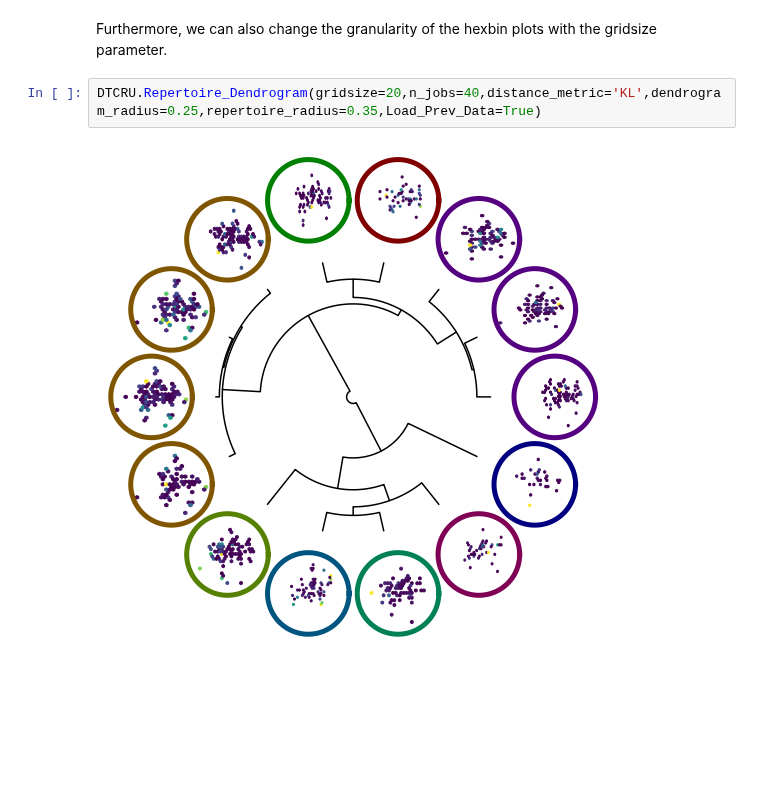
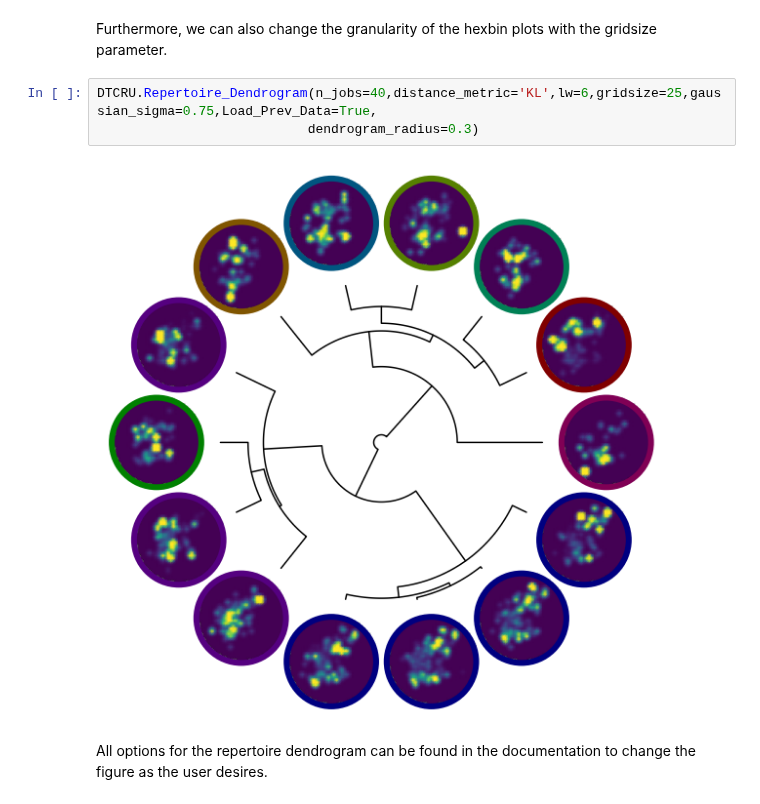
Before and after one commit to sidhomj/DeepTCR, a Jupyter notebook: tutorials/unsupervised/5 - Visualization of Results.ipynb, the cells around one changed output. Drawn from its saved outputs; the diff is of its cells as text; blank space fills up the shorter version.

```diff
--- a/tutorials/unsupervised/5 - Visualization of Results.ipynb
+++ b/tutorials/unsupervised/5 - Visualization of Results.ipynb
@@ -102,6 +103,9 @@ We can see how various repertoires are structurally related. In addition, the co
 # %% [markdown]
 Furthermore, we can also change the granularity of the hexbin plots with the gridsize parameter.
 # %%
-DTCRU.Repertoire_Dendrogram(gridsize=20,n_jobs=40,distance_metric='KL',dendrogram_radius=0.25,repertoire_radius=0.35,Load_Prev_Data=True)
+DTCRU.Repertoire_Dendrogram(n_jobs=40,distance_metric='KL',lw=6,gridsize=25,gaussian_sigma=0.75,Load_Prev_Data=True,
+                           dendrogram_radius=0.3)
 # %% [output]
-[figure, old version]
+[figure, new version]
+# %% [markdown]
+All options for the repertoire dendrogram can be found in the documentation to change the figure as the user desires.
```
Also changed, not shown: parts of 9 cells of this notebook, 6 other files.
